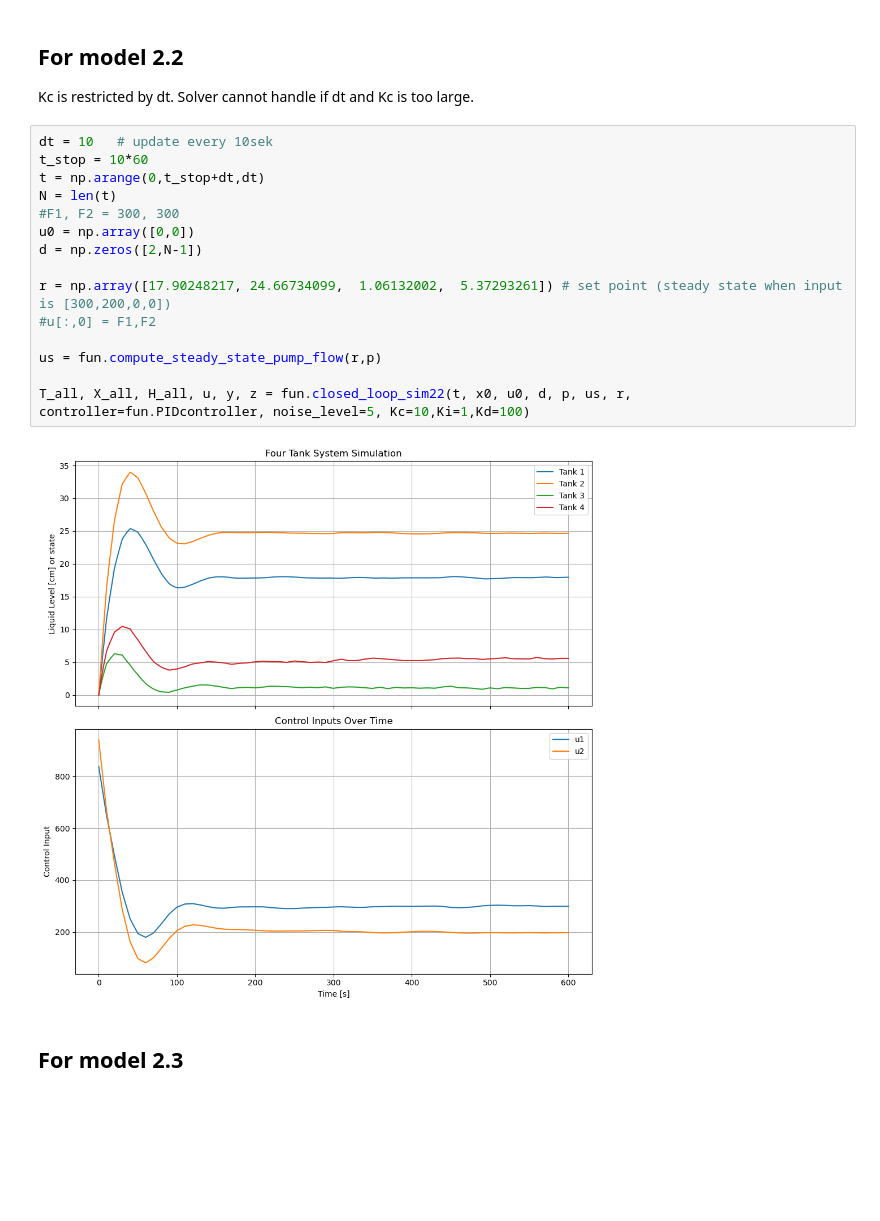
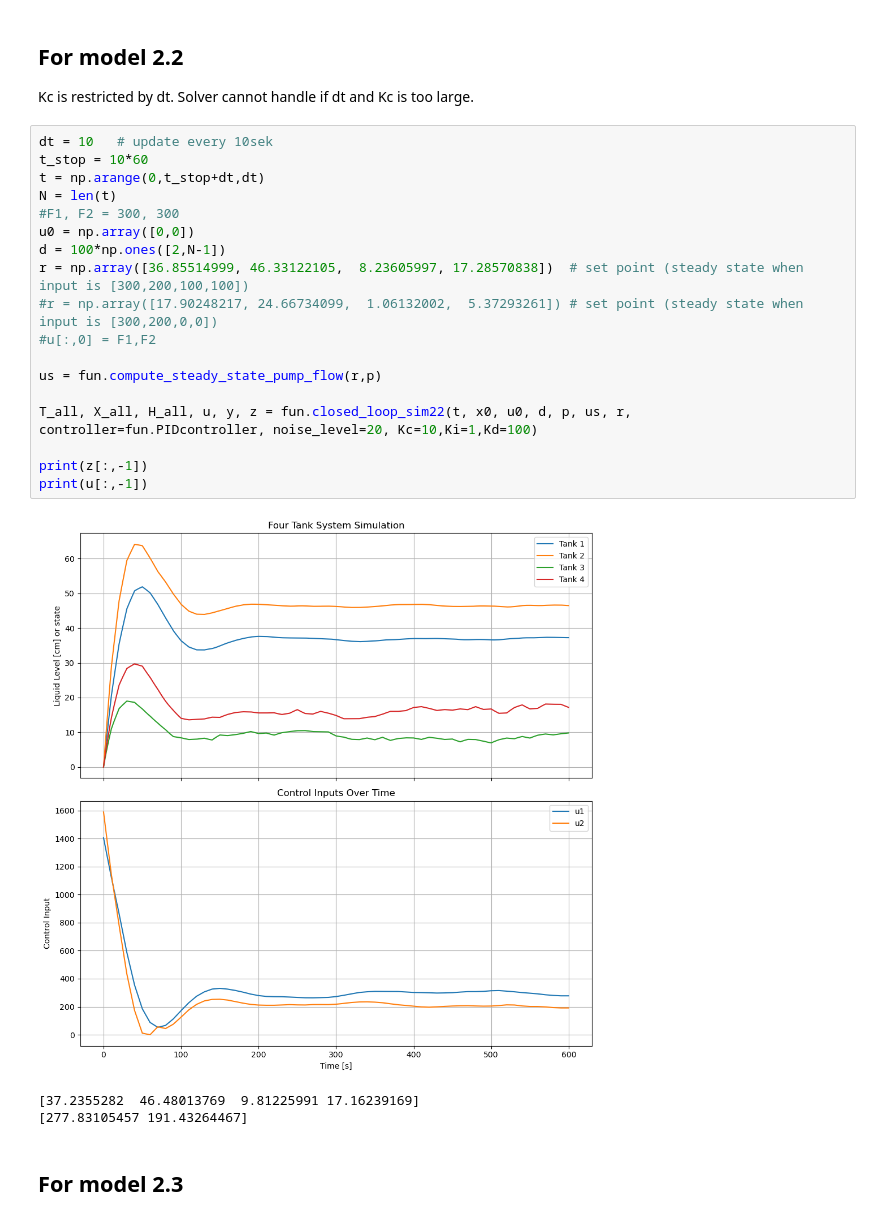
Before and after one commit to Comicboy/DTU_MPC, a Jupyter notebook: Modified_FourTank.ipynb, the cells around one changed output. Drawn from its saved outputs; the diff is of its cells as text; blank space fills up the shorter version.

```diff
--- a/Modified_FourTank.ipynb
+++ b/Modified_FourTank.ipynb
@@ -123,20 +124,25 @@ Kc is restricted by dt. Solver cannot handle if dt and Kc is too large.
 # %%
 dt = 10   # update every 10sek
 t_stop = 10*60
 t = np.arange(0,t_stop+dt,dt)
 N = len(t)
 #F1, F2 = 300, 300
 u0 = np.array([0,0])
-d = np.zeros([2,N-1])
-
-r = np.array([17.90248217, 24.66734099,  1.06132002,  5.37293261]) # set point (steady state when input is [300,200,0,0])
+d = 100*np.ones([2,N-1])
+r = np.array([36.85514999, 46.33122105,  8.23605997, 17.28570838])  # set point (steady state when input is [300,200,100,100])
+#r = np.array([17.90248217, 24.66734099,  1.06132002,  5.37293261]) # set point (steady state when input is [300,200,0,0])
 #u[:,0] = F1,F2
 
 us = fun.compute_steady_state_pump_flow(r,p)
 
-T_all, X_all, H_all, u, y, z = fun.closed_loop_sim22(t, x0, u0, d, p, us, r, controller=fun.PIDcontroller, noise_level=5, Kc=10,Ki=1,Kd=100)
+T_all, X_all, H_all, u, y, z = fun.closed_loop_sim22(t, x0, u0, d, p, us, r, controller=fun.PIDcontroller, noise_level=20, Kc=10,Ki=1,Kd=100)
+
+print(z[:,-1])
+print(u[:,-1])
 # %% [output]
-[figure, old version]
+[figure, new version]
+[37.2355282  46.48013769  9.81225991 17.16239169]
+[277.83105457 191.43264467]
 # %% [markdown]
 ## For model 2.3
 # %%
```
Also changed, not shown: parts of 18 cells of this notebook, 2 other files.
